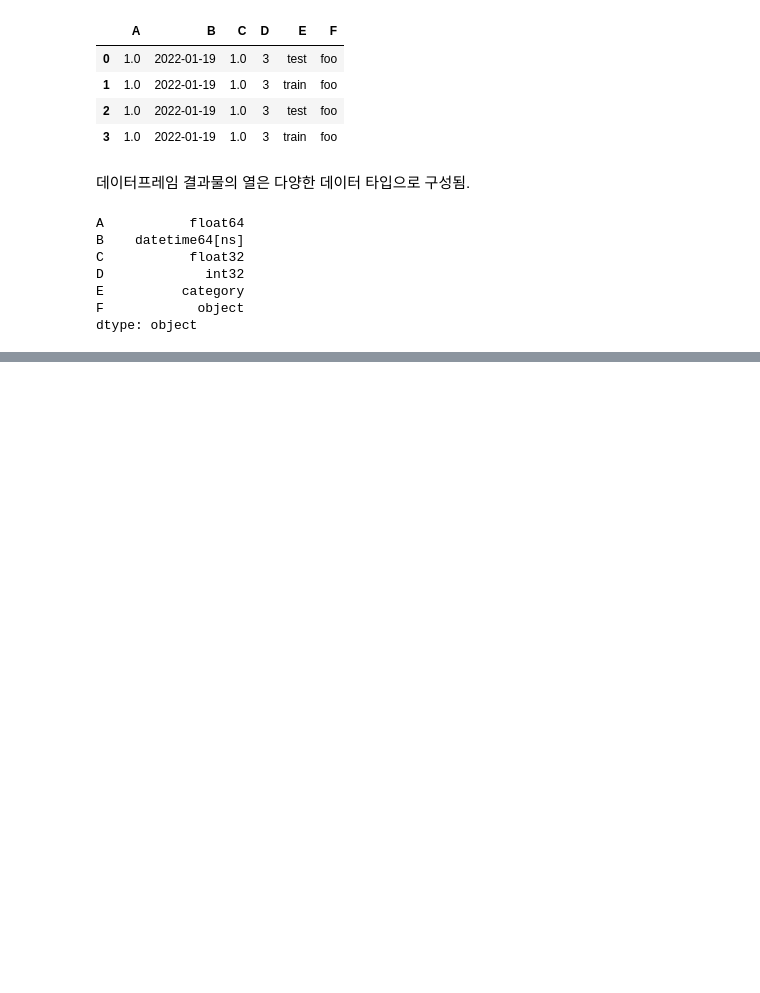
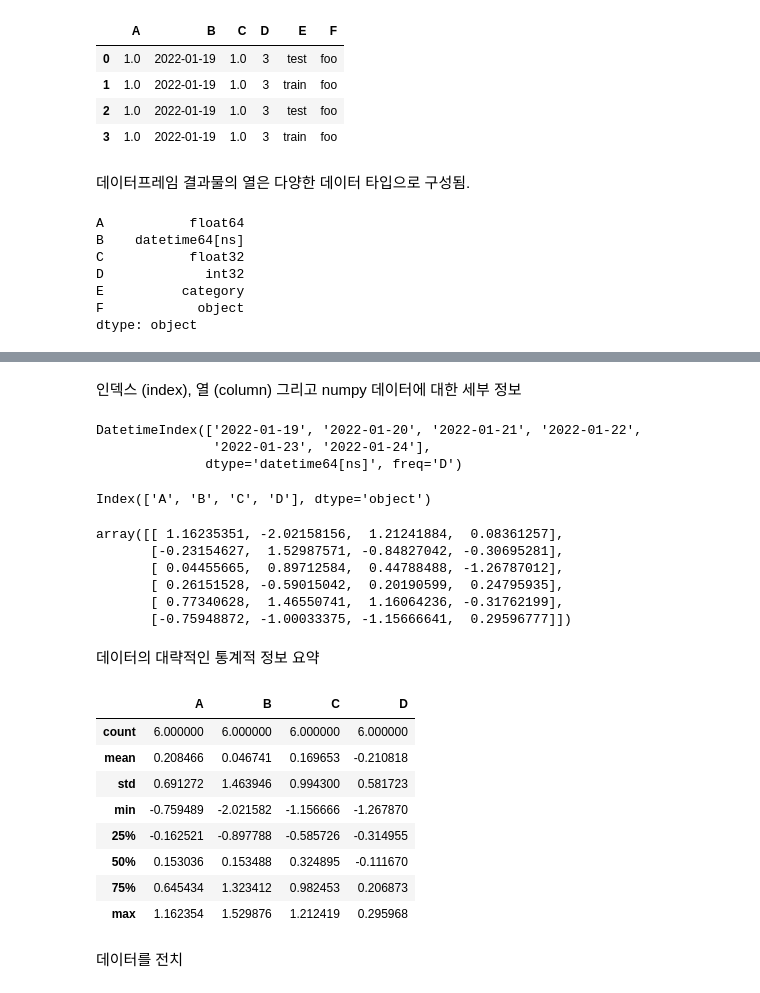
Before and after one commit to euneun316/Python-for-Pandas, a Jupyter notebook: Pandas-Study.ipynb, the cells around one changed output, grey strips where cells are left out. Saved outputs shown, nothing was run; the diff lists cells and outputs as text; code cells hidden in the pictures; blank space fills up the shorter version.

```diff
--- a/Pandas-Study.ipynb
+++ b/Pandas-Study.ipynb
@@ -102,0 +134,37 @@ IPython을 이용하면, Tap 자동완성 기능이 자동으로 활성화 됨!
+# %% [markdown]
+인덱스 (index), 열 (column) 그리고 numpy 데이터에 대한 세부 정보
+# %%
+df.index
+# %% [output]
+DatetimeIndex(['2022-01-19', '2022-01-20', '2022-01-21', '2022-01-22',
+               '2022-01-23', '2022-01-24'],
+              dtype='datetime64[ns]', freq='D')
+# %%
+df.columns
+# %% [output]
+Index(['A', 'B', 'C', 'D'], dtype='object')
+# %%
+df.values
+# %% [output]
+array([[ 1.16235351, -2.02158156,  1.21241884,  0.08361257],
+       [-0.23154627,  1.52987571, -0.84827042, -0.30695281],
+       [ 0.04455665,  0.89712584,  0.44788488, -1.26787012],
+       [ 0.26151528, -0.59015042,  0.20190599,  0.24795935],
+       [ 0.77340628,  1.46550741,  1.16064236, -0.31762199],
+       [-0.75948872, -1.00033375, -1.15666641,  0.29596777]])
+# %% [markdown]
+데이터의 대략적인 통계적 정보 요약
+# %%
+df.describe()
+# %% [output]
+|  | A | B | C | D |
+| count | 6.000000 | 6.000000 | 6.000000 | 6.000000 |
+| mean | 0.208466 | 0.046741 | 0.169653 | -0.210818 |
+| std | 0.691272 | 1.463946 | 0.994300 | 0.581723 |
+| min | -0.759489 | -2.021582 | -1.156666 | -1.267870 |
+| 25% | -0.162521 | -0.897788 | -0.585726 | -0.314955 |
+| 50% | 0.153036 | 0.153488 | 0.324895 | -0.111670 |
+| 75% | 0.645434 | 1.323412 | 0.982453 | 0.206873 |
+| max | 1.162354 | 1.529876 | 1.212419 | 0.295968 |
+# %% [markdown]
+데이터를 전치
```
Also changed, not shown: parts of 12 cells of this notebook.
